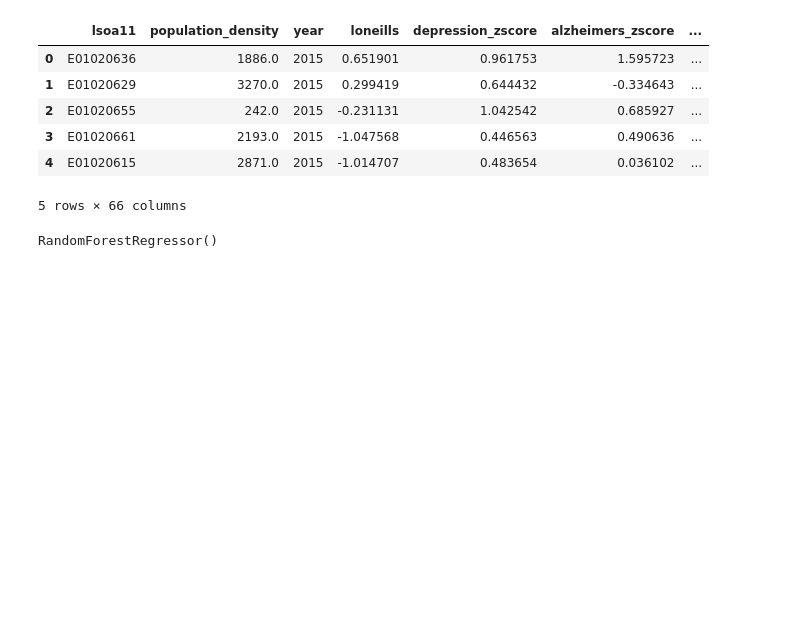
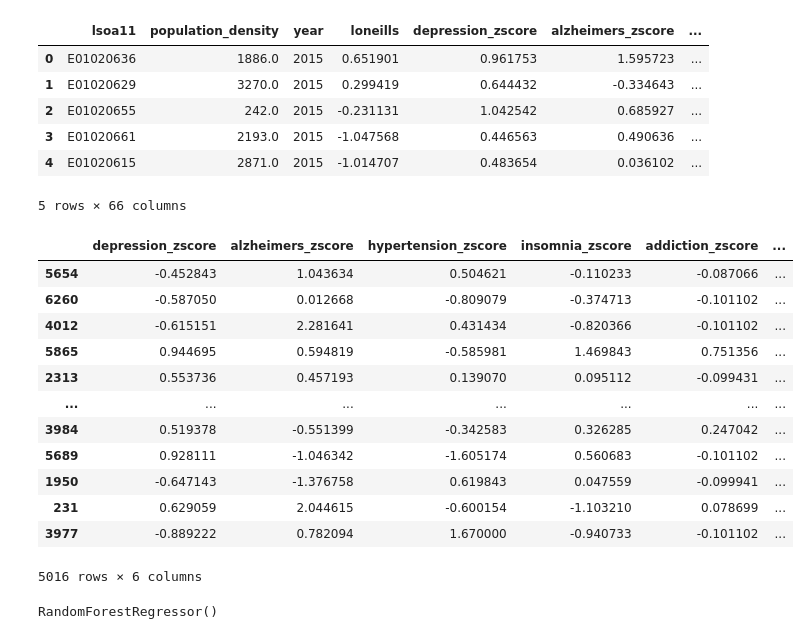
Before and after one commit to TamsinHu/Loneliness_study, a Jupyter notebook: random_forest.ipynb, the cells around one changed output. Cells and saved outputs as stored; diff of their text form; code cells hidden in the pictures; blank space fills up the shorter version.

```diff
--- a/random_forest.ipynb
+++ b/random_forest.ipynb
@@ -192,6 +182,21 @@ y_train = train.loc[:, train.columns.str.endswith('_zscore')]
 y_test = test.loc[:, test.columns.str.endswith('_zscore')]
 # %%
 per_condition_model = RandomForestRegressor()
+y_train
+# %% [output]
+|  | depression_zscore | alzheimers_zscore | hypertension_zscore | insomnia_zscore | addiction_zscore | ... |
+| 5654 | -0.452843 | 1.043634 | 0.504621 | -0.110233 | -0.087066 | ... |
+| 6260 | -0.587050 | 0.012668 | -0.809079 | -0.374713 | -0.101102 | ... |
+| 4012 | -0.615151 | 2.281641 | 0.431434 | -0.820366 | -0.101102 | ... |
+| 5865 | 0.944695 | 0.594819 | -0.585981 | 1.469843 | 0.751356 | ... |
+| 2313 | 0.553736 | 0.457193 | 0.139070 | 0.095112 | -0.099431 | ... |
+| ... | ... | ... | ... | ... | ... | ... |
+| 3984 | 0.519378 | -0.551399 | -0.342583 | 0.326285 | 0.247042 | ... |
+| 5689 | 0.928111 | -1.046342 | -1.605174 | 0.560683 | -0.101102 | ... |
+| 1950 | -0.647143 | -1.376758 | 0.619843 | 0.047559 | -0.099941 | ... |
+| 231 | 0.629059 | 2.044615 | -0.600154 | -1.103210 | 0.078699 | ... |
+| 3977 | -0.889222 | 0.782094 | 1.670000 | -0.940733 | -0.101102 | ... |
+5016 rows × 6 columns
 # %%
 per_condition_model.fit(x_train,y_train)
 # %% [output]
```
Also changed, not shown: parts of 20 cells of this notebook.
